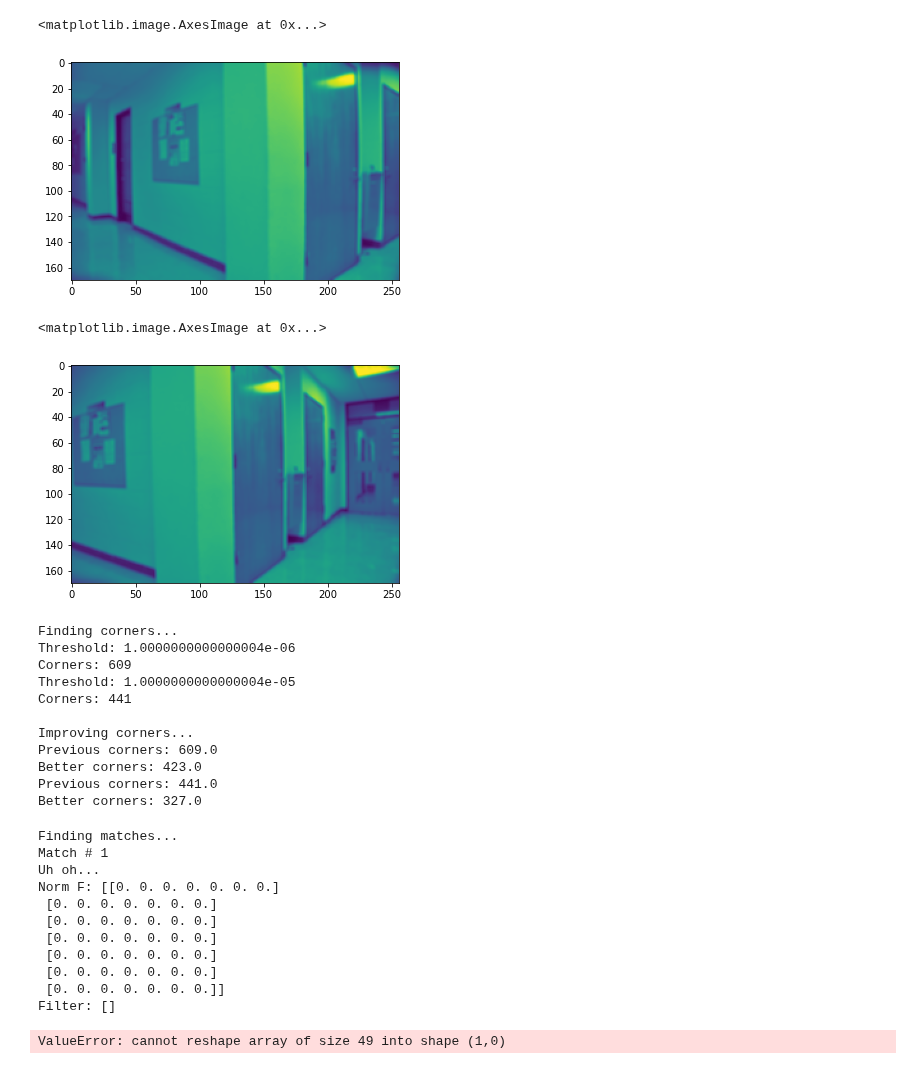
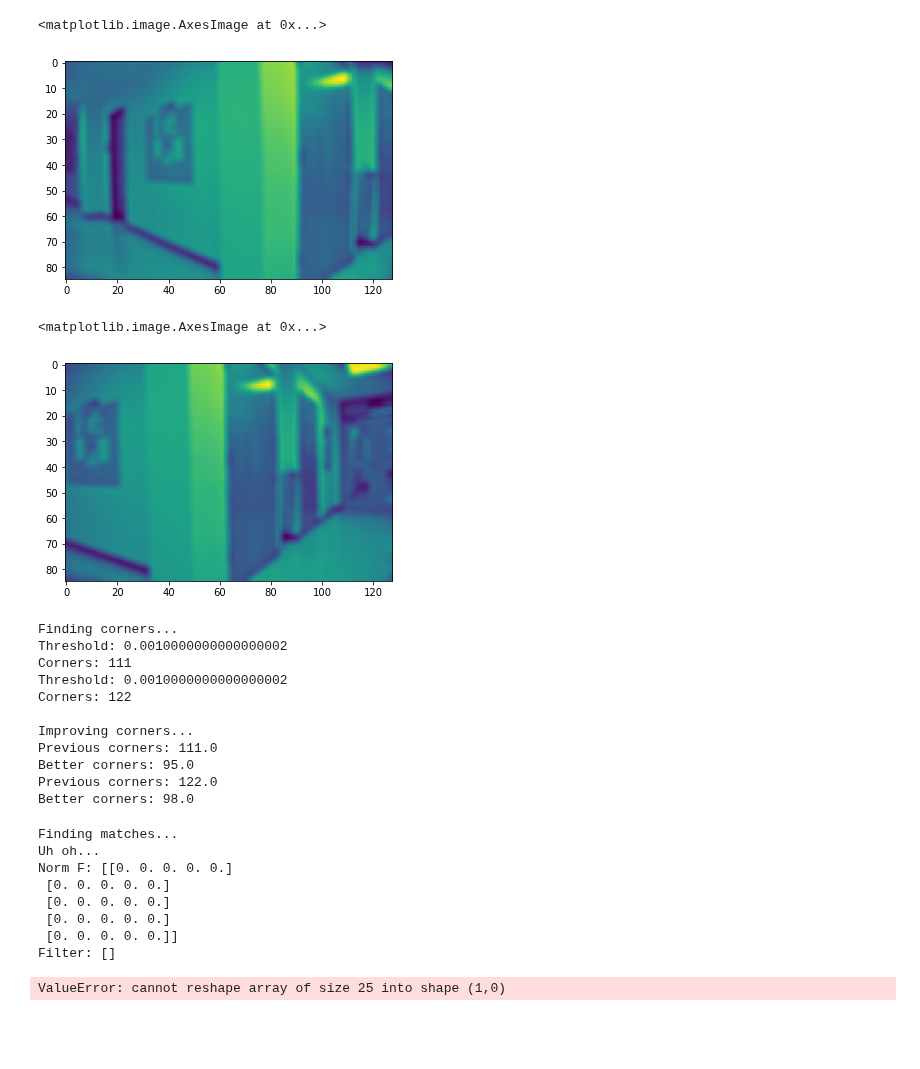
Before and after one commit to Tsmorz/computer-vision, a Jupyter notebook: Project 2/Harris Corner Matching.ipynb, the cells around one changed output. Drawn from its saved outputs; the diff is of its cells as text; code cells hidden in the pictures; blank space fills up the shorter version.

Commit message:
reduce resolution

```diff
--- a/Project 2/Harris Corner Matching.ipynb
+++ b/Project 2/Harris Corner Matching.ipynb
@@ -225,25 +225,25 @@ def drawLines(image1,image2,matches):
 
     return
 # %%
-reduce = 2
+reduce = 4
 blur = 3
 
 # Load image1
 file = 'DanaHallWay1/DSC_0281.JPG'
 image = Image.open(file)
 
 # Reduce resolution
 image = reduceRes(image,reduce)
 
 # Convert to grayscale
 gray = rgb2gray(image)
 
 # Smooth image
 im1 = boxFilter(gray,blur)
 plt.imshow(im1)
 # %% [output]
 <matplotlib.image.AxesImage at 0x...>
-[figure, old version]
+[figure, new version]
 # %%
 # Load image2
 file = 'DanaHallWay1/DSC_0282.JPG'
@@ -260,7 +260,7 @@ im2 = boxFilter(gray,blur)
 plt.imshow(im2)
 # %% [output]
 <matplotlib.image.AxesImage at 0x...>
-[figure, old version]
+[figure, new version]
 # %%
 # Find sparse corners
 print('Finding corners...')
@@ -277,16 +277,16 @@ better_corners1 = neighboringCorner(corners1,width,num_corners)
 better_corners2 = neighboringCorner(corners2,width,num_corners)
 # %% [output]
 Finding corners...
-Threshold: 1.0000000000000004e-06
-Corners: 609
-Threshold: 1.0000000000000004e-05
-Corners: 441
+Threshold: 0.0010000000000000002
+Corners: 111
+Threshold: 0.0010000000000000002
+Corners: 122
 
 Improving corners...
-Previous corners: 609.0
-Better corners: 423.0
-Previous corners: 441.0
-Better corners: 327.0
+Previous corners: 111.0
+Better corners: 95.0
+Previous corners: 122.0
+Better corners: 98.0
 # %%
 # Find matches
 print('Finding matches...')
@@ -294,17 +294,14 @@ num_matches = 50
 matches = findMatches(better_corners1,better_corners2,width,num_matches)
 # %% [output]
 Finding matches...
-Match # 1
 Uh oh...
-Norm F: [[0. 0. 0. 0. 0. 0. 0.]
- [0. 0. 0. 0. 0. 0. 0.]
- [0. 0. 0. 0. 0. 0. 0.]
- [0. 0. 0. 0. 0. 0. 0.]
- [0. 0. 0. 0. 0. 0. 0.]
- [0. 0. 0. 0. 0. 0. 0.]
- [0. 0. 0. 0. 0. 0. 0.]]
+Norm F: [[0. 0. 0. 0. 0.]
+ [0. 0. 0. 0. 0.]
+ [0. 0. 0. 0. 0.]
+ [0. 0. 0. 0. 0.]
+ [0. 0. 0. 0. 0.]]
 Filter: []
-ValueError: cannot reshape array of size 49 into shape (1,0)
+ValueError: cannot reshape array of size 25 into shape (1,0)
 # %%
 drawLines(im1,im2,matches)
 # %% [output]
```
Also changed, not shown: parts of 1 cell of this notebook, 3 other files.
